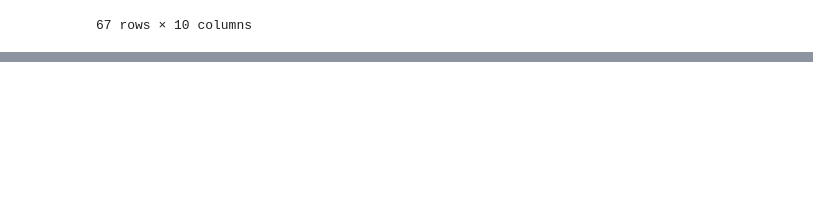
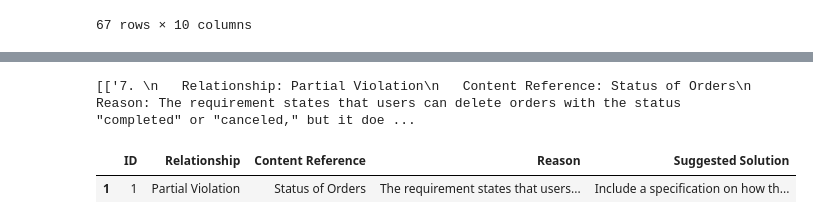
Before and after one commit to arsalan77x/GRAG_LLM_SRS, a Jupyter notebook: GRAG+GPTs.ipynb, the cells around one changed output, grey strips where cells are left out. Drawn from its saved outputs; the diff is of its cells as text; code cells hidden in the pictures; blank space fills up the shorter version.

```diff
--- a/GRAG+GPTs.ipynb
+++ b/GRAG+GPTs.ipynb
@@ -245,0 +318,52 @@ def call_LLM(user_prompt, system_prompt):
+# %%
+# store extracted violations in a data frame for better analysis
+data_list = [extract_violations(f"RAG_OUTPUT/COMPLIANCE/comp_res_{req_num}.txt")]
+print(data_list)
+data = []
+def parse_item(item, counter):
+    id_value = counter
+
+    relationship_match = re.search(r'Relationship: ([^\n]+)', item)
+    if relationship_match:
+        relationship = relationship_match.group(1).strip()
+    else:
+        relationship = None
+
+    content_reference_match = re.search(r'Content Reference: ([^\n]+)', item)
+    if content_reference_match:
+        content_reference = content_reference_match.group(1).strip()
+    else:
+        content_reference = None
+
+    reason_match = re.search(r'Reason: ([^\n]+)', item)
+    if reason_match:
+        reason = reason_match.group(1).strip()
+    else:
+        reason = None
+
+    suggested_solution_match = re.search(r'Suggested Solution: ([^\n]+)', item)
+    if suggested_solution_match:
+        suggested_solution = suggested_solution_match.group(1).strip()
+    else:
+        suggested_solution = None
+
+    return {
+        'ID': id_value,
+        'Relationship': relationship,
+        'Content Reference': content_reference,
+        'Reason': reason,
+        'Suggested Solution': suggested_solution
+    }
+
+counter = 1
+for sublist in data_list:
+    for item in sublist:
+        data.append(parse_item(item, counter))
+    counter += 1
+
+df = pd.DataFrame(data, index=range(1, len(data) + 1))
+df.head(10)
+# %% [output]
+[['7. \n   Relationship: Partial Violation\n   Content Reference: Status of Orders\n   Reason: The requirement states that users can delete orders with the status "completed" or "canceled," but it doe ...
+|  | ID | Relationship | Content Reference | Reason | Suggested Solution |
+| 1 | 1 | Partial Violation | Status of Orders | The requirement states that users... | Include a specification on how th... |
```
Also changed, not shown: parts of 17 cells of this notebook, 3 other files.
